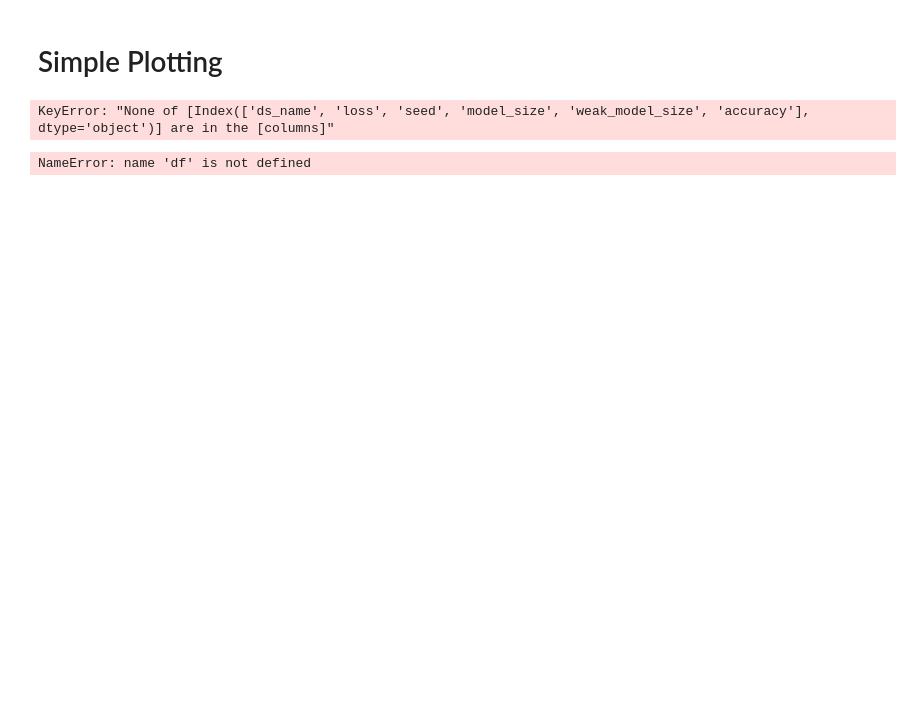
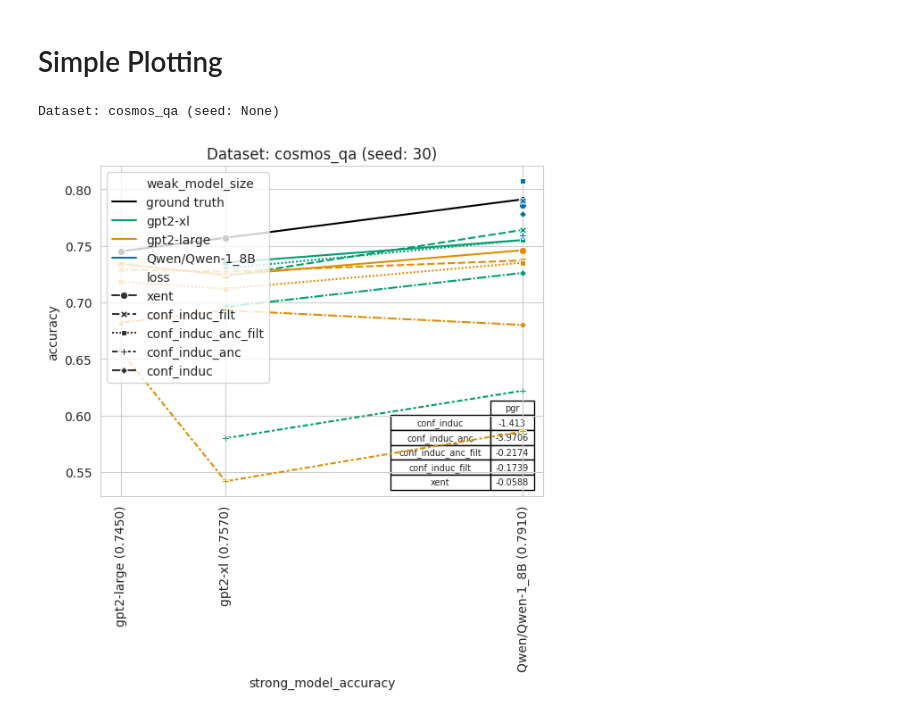
Before and after one commit to JeonSeongjoon/weak-to-strong, a Jupyter notebook: notebooks/Plotting.ipynb, the cells around one changed output. Cells and saved outputs as stored; diff of their text form; code cells hidden in the pictures; blank space fills up the shorter version.

```diff
--- a/notebooks/Plotting.ipynb
+++ b/notebooks/Plotting.ipynb
@@ -5,22 +5,31 @@
 DS_NAME = "cosq"  #sciq / cosq
 SIZE = "large"        # small  / sm  /  mid  / large
 LOSS = "xent"   # xent  /  conf_induc
-SEED = 15
+SEED = 30
 EPOCH = 2
+ALL_SEED = False
 ######
 
-RESULTS_PATH = f"../results/train_results/{DS_NAME}_{SIZE}_{LOSS}_{SEED}"
+ALL_SEEDS_PATH = "../results/train_results/"
+if ALL_SEED == False:
+  RESULTS_PATH = f"../results/train_results/{DS_NAME}_{SIZE}_{LOSS}_{SEED}"
+else:
+  RESULTS_PATH = ALL_SEEDS_PATH
+  SEED = "all"
+
 PLOT_ALL_SEEDS = False
 
 
 loss_sets = {
+    "filt_only": ["xent", "conf_induc_filt"],
+    "filt_anc_only": ["xent", "conf_induc_anc_filt"],
     "default" : ["xent","conf_induc", "conf_induc_filt"],
     "filt": ["xent","conf_induc_filt", "conf_induc_anc_filt"],
     "basic": ["xent","conf_induc", "conf_induc_anc"],
     "anc": ["xent", "conf_induc_anc", "conf_induc_anc_filt"],
     "all": ["xent", "conf_induc", "conf_induc_filt", "conf_induc_anc", "conf_induc_anc_filt"]
 }
-LOSS_TAG = "default"
+LOSS_TAG = "all"
 PLOT_LOSSES = loss_sets[LOSS_TAG]
 
 MODELS = {
@@ -71,9 +80,8 @@ cols = ["ds_name", "loss", "seed", "model_size", "weak_model_size", "accuracy"]
 #pdb.set_trace()
 df = pd.DataFrame.from_records(records)[cols]
 df = df.sort_values(['loss', 'model_size', 'weak_model_size'])
-df.to_excel(f"../results/tables/{DS_NAME}_seed={SEED}_size={SIZE}_loss={LOSS_TAG}_epoch={EPOCH}.xlsx")
+os.makedirs(f"../results/tables/seed={SEED}", exist_ok=True)
+df.to_excel(f"../results/tables/seed={SEED}/{DS_NAME}_seed={SEED}_size={SIZE}_loss={LOSS_TAG}_epoch={EPOCH}.xlsx")
-# %% [output]
-KeyError: "None of [Index(['ds_name', 'loss', 'seed', 'model_size', 'weak_model_size', 'accuracy'], dtype='object')] are in the [columns]"
 # %%
 datasets = df.ds_name.unique()
 for dataset in datasets:
@@ -91,33 +99,35 @@ for dataset in datasets:
         (cur_df['weak_model_size'] != cur_df['model_size']) &
         (cur_df['strong_model_accuracy'] > cur_df['weak_model_accuracy'])
     )
     cur_df.loc[valid_pgr_index, 'pgr'] = (cur_df.loc[valid_pgr_index, 'accuracy'] - cur_df.loc[valid_pgr_index, 'weak_model_accuracy']) / (cur_df.loc[valid_pgr_index, 'strong_model_accuracy'] - cur_df.loc[valid_pgr_index, 'weak_model_accuracy'])
 
     cur_df.loc[cur_df['weak_model_size'].isna(), "weak_model_size"] = "ground truth"
 
     for seed in [None] + (sorted(cur_df['seed'].unique().tolist()) if PLOT_ALL_SEEDS else []):
         plot_df = cur_df.copy().sort_values(['strong_model_accuracy']).sort_values(['loss'], ascending=False)
         if seed is not None:
             plot_df = plot_df[plot_df['seed'] == seed]
 
         print(f"Dataset: {dataset} (seed: {seed})")
 
         pgr_results = plot_df[~plot_df['pgr'].isna()].groupby(['loss']).aggregate({"pgr": "median"})
 
         palette = sns.color_palette('colorblind', n_colors=len(plot_df['weak_model_size'].unique()) - 1)
         color_dict = {model: ("black" if model == 'ground truth' else palette.pop()) for model in plot_df['weak_model_size'].unique()}
 
         sns.lineplot(data=plot_df, x='strong_model_accuracy', y='accuracy', hue='weak_model_size', style='loss', markers=True, palette=color_dict)
         if not pgr_results.empty:
             pd.plotting.table(plt.gca(), pgr_results.round(4), loc='lower right', colWidths=[0.1, 0.1], cellLoc='center', rowLoc='center')
         plt.xticks(ticks=base_accuracies['accuracy'], labels=[f"{e} ({base_accuracy_lookup[e]:.4f})" for e in base_accuracies['model_size']], rotation=90)
-        plt.title(f"Dataset: {dataset} (seed: {seed})")
+        plt.title(f"Dataset: {dataset} (seed: {SEED})")
         plt.legend(loc='upper left')
         suffix = ""
         if seed is not None:
             suffix = f"_{seed}"
 
-        plt.savefig(f"../results/figures/{dataset.replace('/', '-')}{suffix}_seed={SEED}_size={SIZE}_loss={LOSS_TAG}_epoch={EPOCH}.png", dpi=500, bbox_inches='tight')
+        os.makedirs(f"../results/figures/seed={SEED}", exist_ok=True)
+        plt.savefig(f"../results/figures/seed={SEED}/{dataset.replace('/', '-')}{suffix}_seed={SEED}_size={SIZE}_loss={LOSS_TAG}_epoch={EPOCH}.png", dpi=500, bbox_inches='tight')
         plt.show()
 # %% [output]
-NameError: name 'df' is not defined
+Dataset: cosmos_qa (seed: None)
+[figure, added]
```
Also changed, not shown: 9 other files.
